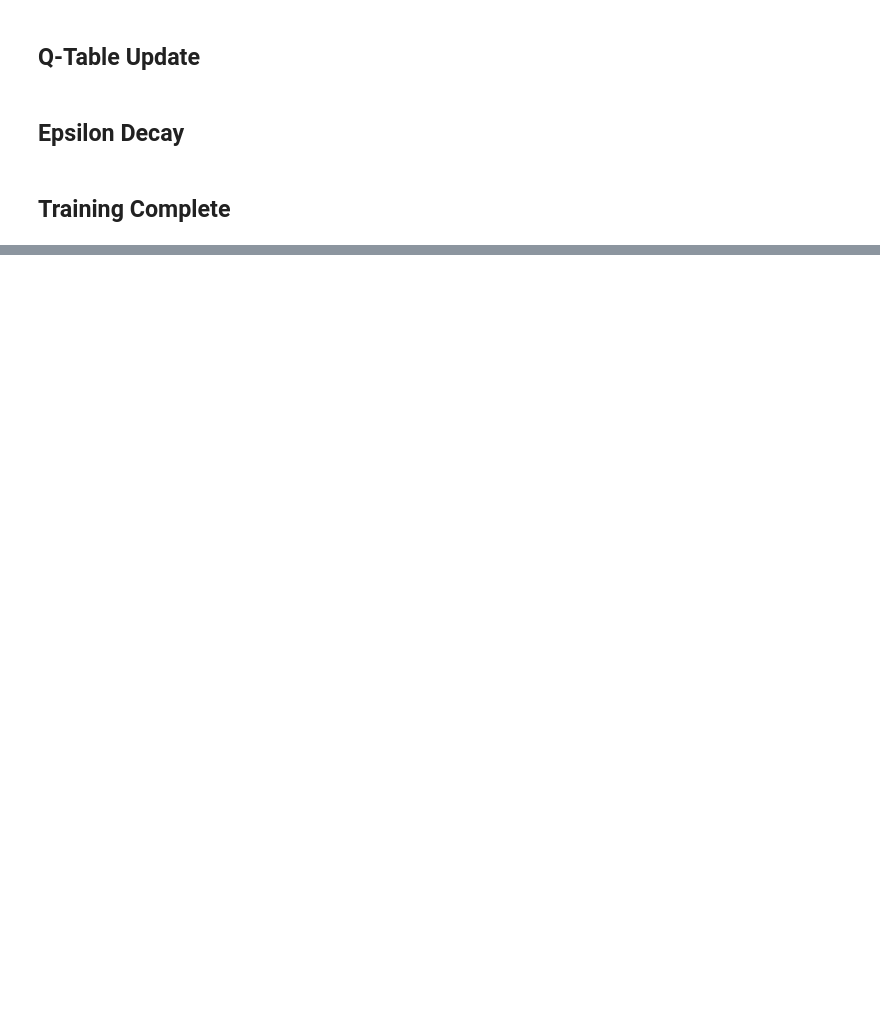
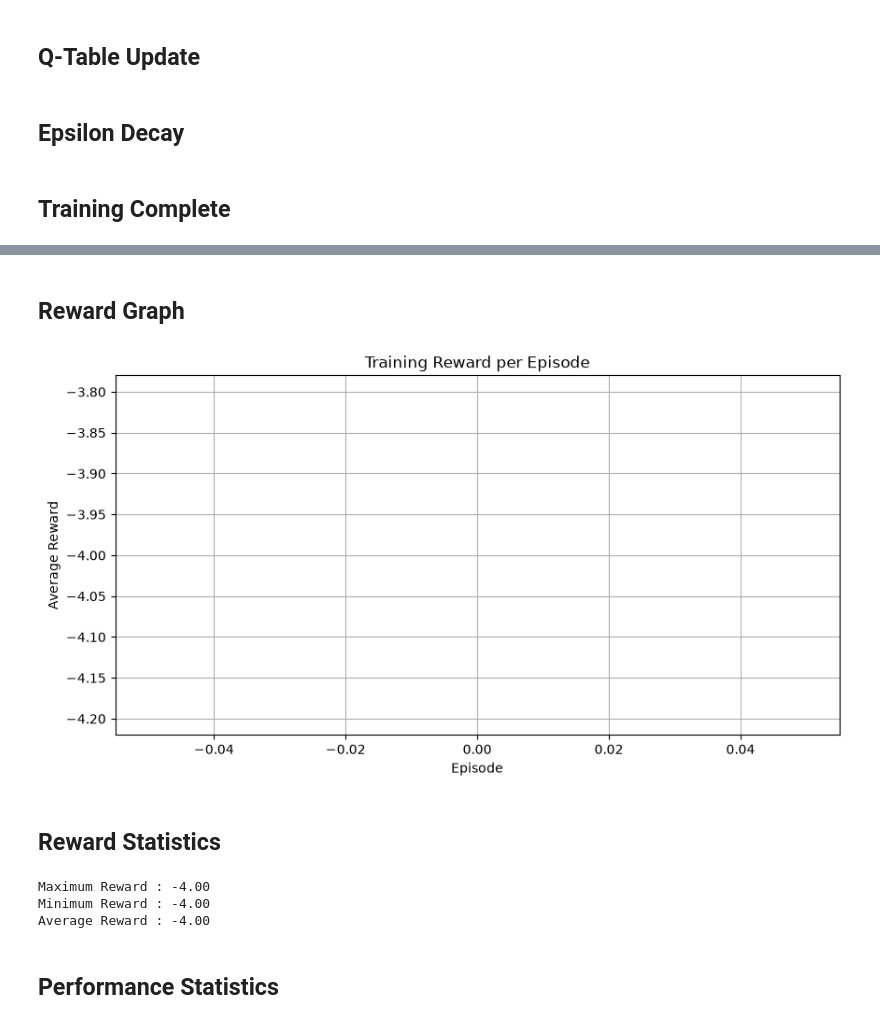
Before and after one commit to mostafizdev01/the-army-training-of-internship, a Jupyter notebook: q_learning_multi_agent.ipynb, the cells around one changed output, grey strips where cells are left out. Saved outputs shown, nothing was run; the diff lists cells and outputs as text; code cells hidden in the pictures; blank space fills up the shorter version.

Commit message:
completed multi-agent grid world

```diff
--- a/q_learning_multi_agent.ipynb
+++ b/q_learning_multi_agent.ipynb
@@ -717,0 +1361,35 @@ Agent B Deliveries: 0
+# %% [markdown]
+## Reward Graph
+# %%
+plt.figure(figsize=(10, 5))
+
+plt.plot(
+    episode_rewards,
+    linewidth=2
+)
+
+plt.title("Training Reward per Episode")
+
+plt.xlabel("Episode")
+
+plt.ylabel("Average Reward")
+
+plt.grid(True)
+
+plt.show()
+# %% [output]
+[figure, added]
+# %% [markdown]
+## Reward Statistics
+# %%
+print(f"Maximum Reward : {max(episode_rewards):.2f}")
+
+print(f"Minimum Reward : {min(episode_rewards):.2f}")
+
+print(f"Average Reward : {sum(episode_rewards) / len(episode_rewards):.2f}")
+# %% [output]
+Maximum Reward : -4.00
+Minimum Reward : -4.00
+Average Reward : -4.00
+# %% [markdown]
+## Performance Statistics
```
Also changed, not shown: parts of 80 cells of this notebook, 1 other file.
